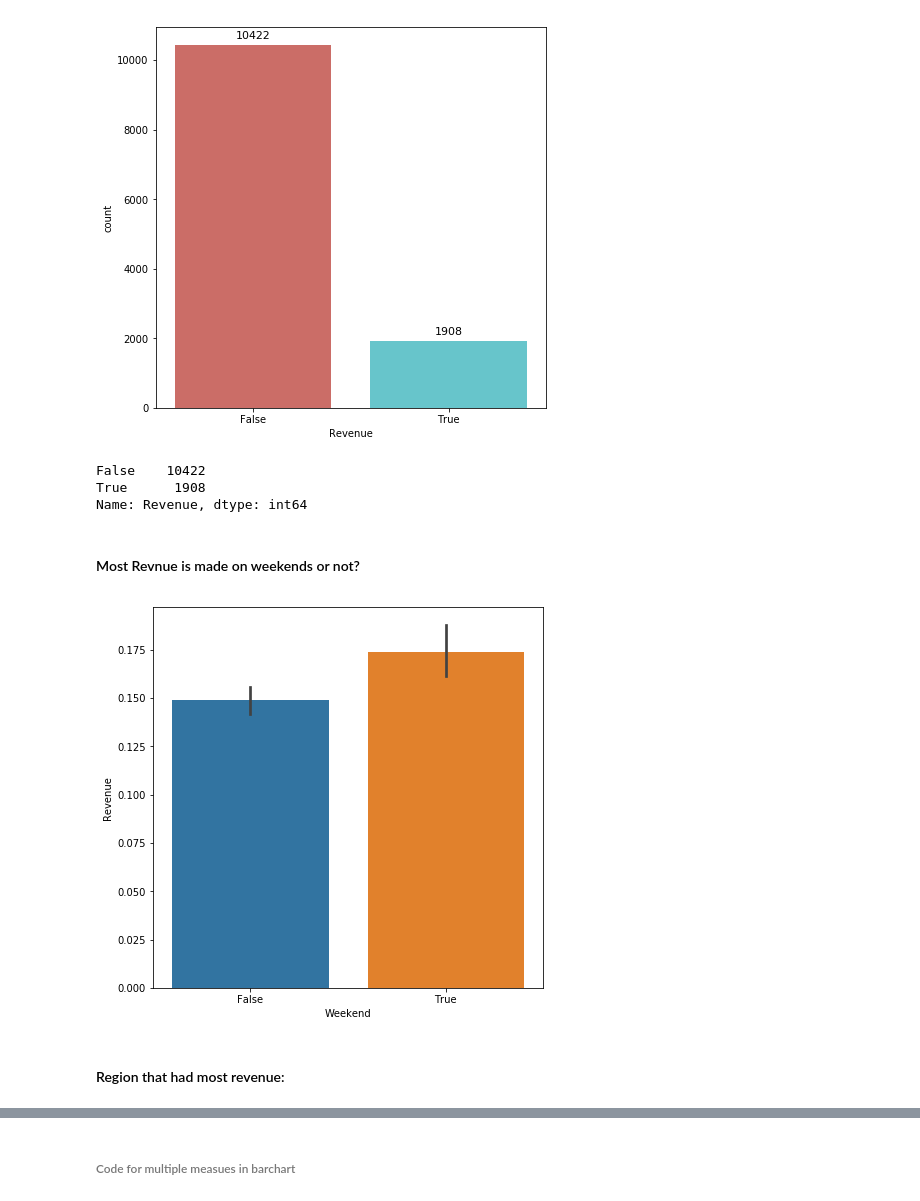
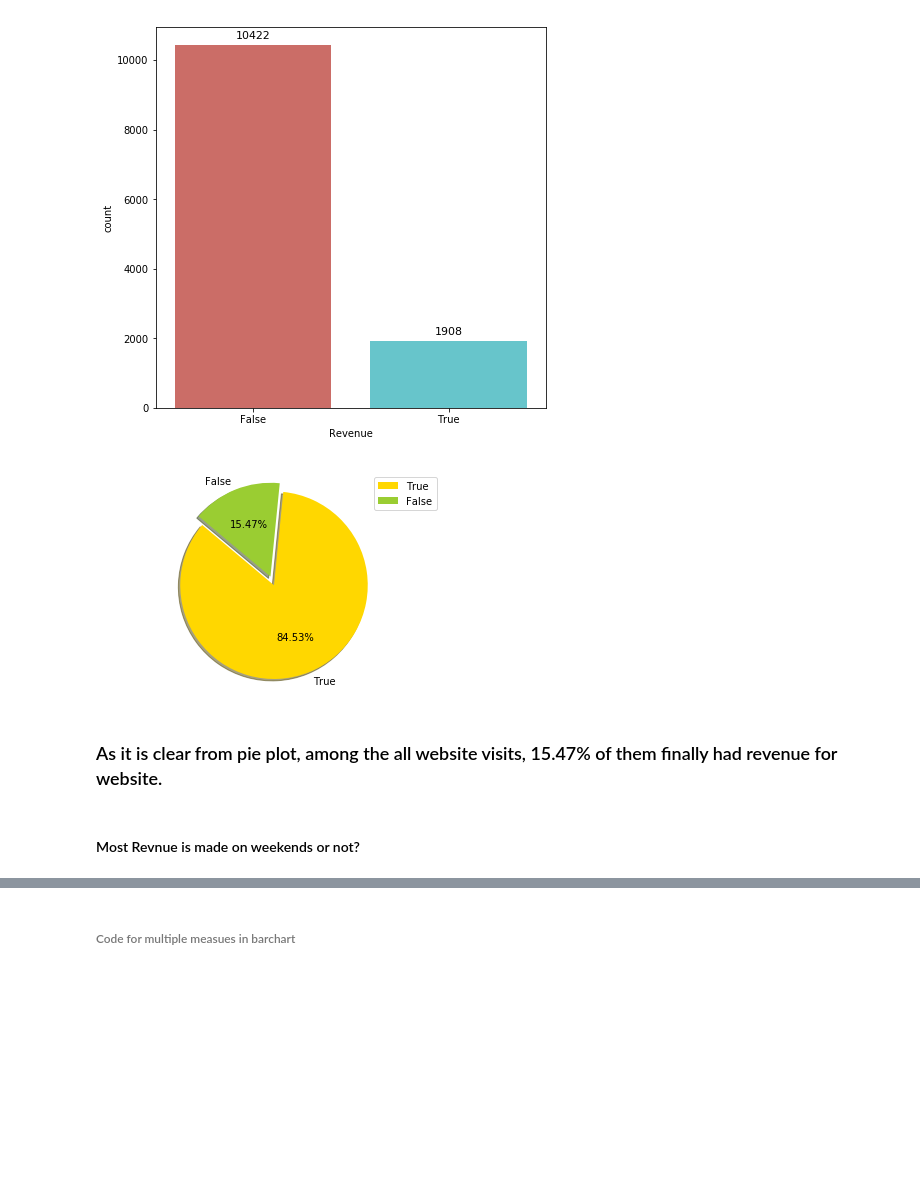
Before and after one commit to nghane/Machine-Learning, a Jupyter notebook: OnlineShopperIntentionDataAnalysisAndModeling.ipynb, the cells around one changed output, grey strips where cells are left out. Cells and saved outputs as stored; diff of their text form; code cells hidden in the pictures; blank space fills up the shorter version.

```diff
--- a/OnlineShopperIntentionDataAnalysisAndModeling.ipynb
+++ b/OnlineShopperIntentionDataAnalysisAndModeling.ipynb
@@ -48,25 +48,34 @@ for p in ax.patches:
                 textcoords='offset points')
 # %% [output]
 [figure]
-# %%
-data.Revenue.value_counts()
-# %% [output]
-False    10422
-True      1908
-Name: Revenue, dtype: int64
+# %%
+# Data to plot
+labels = 'True', 'False'
+
+sizes = []
+length = data.Revenue.shape[0]
+for i in data.Revenue.value_counts().values:
+    sizes.append(round((i/length*100),2))
+
+colors = ['gold', 'yellowgreen']
+explode = (0.1, 0)  # explode 1st slice
+
+def make_autopct(values):
+    def my_autopct(pct):
+        total = sum(values)
+        val = int(round(pct*total/100.0))
+        return '{p:.2f}%'.format(p=pct)
+    return my_autopct
+
+
+# Plot
+plt.pie(sizes, explode=explode, labels=labels, colors=colors, shadow=True, startangle=140, autopct=make_autopct(sizes))
+plt.legend(patches, labels, loc="best")
+plt.axis('equal')
+plt.show()
+# %% [output]
+[figure, added]
+# %% [markdown]
+### As it is clear from pie plot, among the all website visits, 15.47% of them finally had revenue for website.
 # %% [markdown]
 #### Most Revnue is made on weekends or not?
-# %%
-plt.figure(figsize=(7,7))
-
-ax = sns.barplot(x='Weekend', y='Revenue', data = data)
-
-# Adding respective values to the top of each bar
-for p in ax.patches:
-    ax.annotate("%i" % p.get_height(), (p.get_x() + p.get_width() / 2, p.get_height()),
-                ha='center', va='center', fontsize=11, color='black', xytext=(0, 10),
-                textcoords='offset points')
-# %% [output]
-[figure, removed]
-# %% [markdown]
-#### Region that had most revenue:
```
Also changed, not shown: parts of 76 cells of this notebook.
